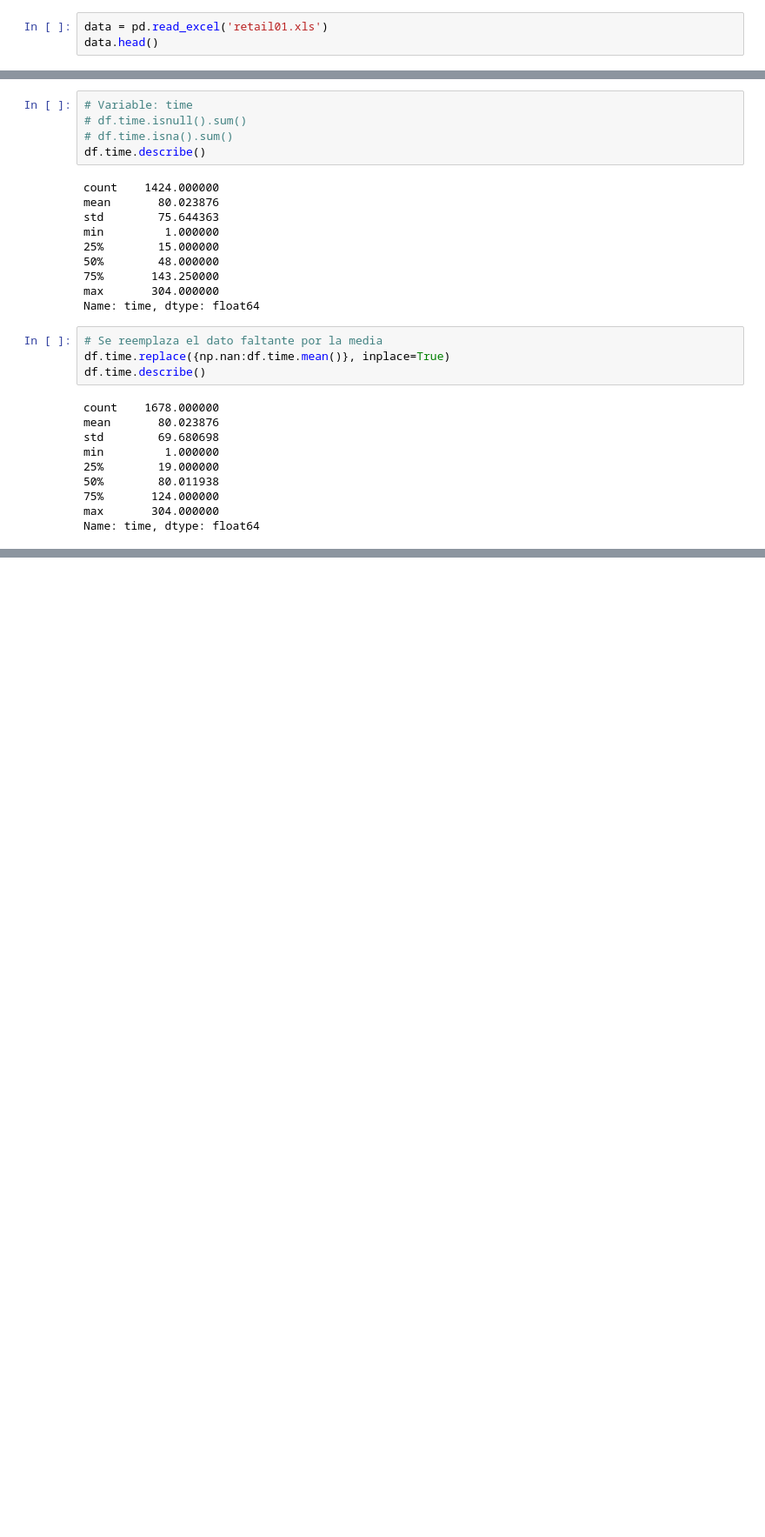
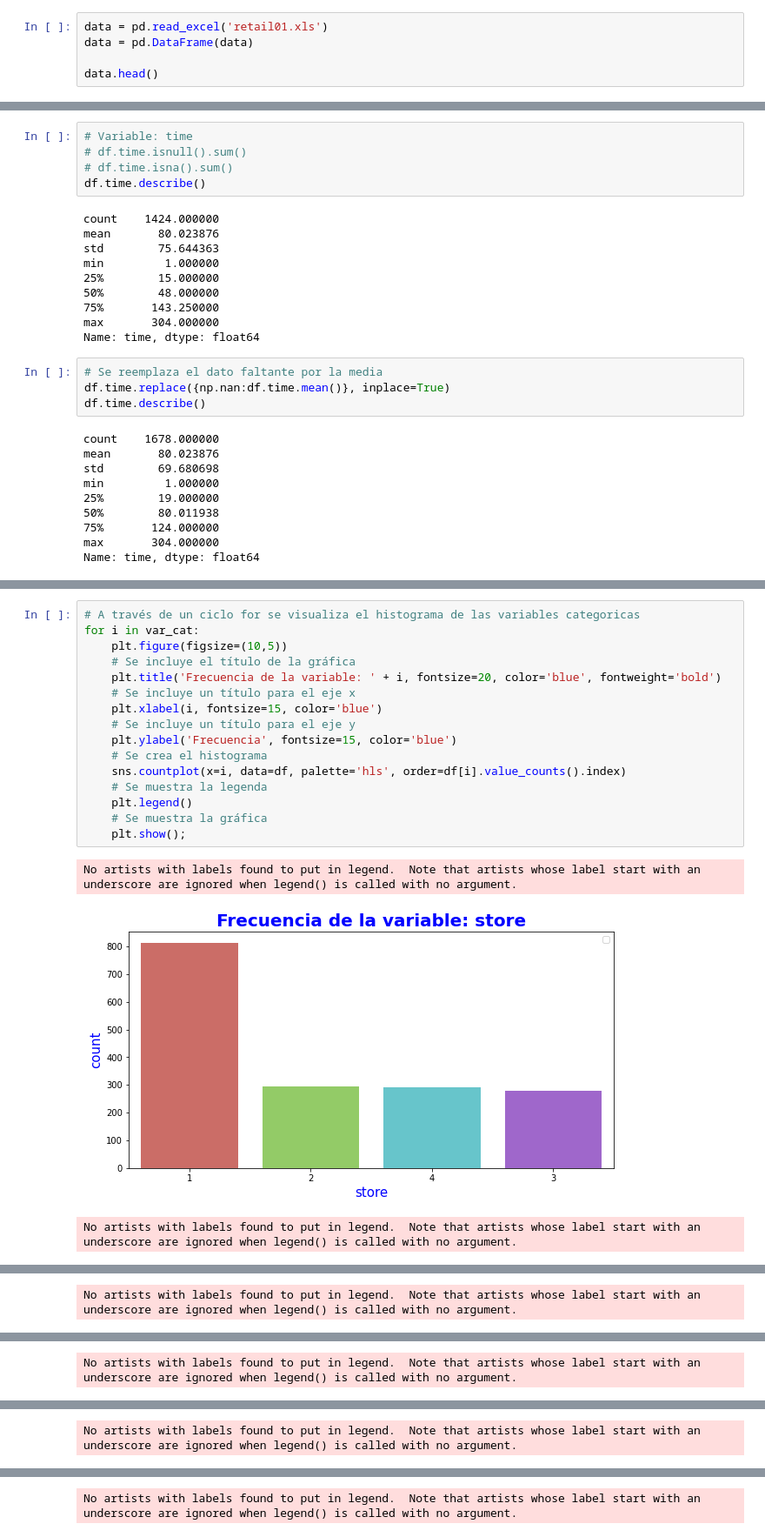
Before and after one commit to Franciscoletelier/UDP_BA, a Jupyter notebook: UDP_BA_Clase_Control01.ipynb, the cells around one changed output, grey strips where cells are left out. Shown at 87% size. Cells and saved outputs as stored; diff of their text form; blank space fills up the shorter version.

```diff
--- a/UDP_BA_Clase_Control01.ipynb
+++ b/UDP_BA_Clase_Control01.ipynb
@@ -84,6 +88,8 @@ warnings.filterwarnings("ignore")
 # Cargamos la data disponible
 # %%
 data = pd.read_excel('retail01.xls')
+data = pd.DataFrame(data)
+
 data.head()
 # %% [output]
 |  | bird year | store | sex | age | buy | flat_C | flat_2 | nse | park | re buy | ... |
@@ -534,0 +657,20 @@ memory usage: 183.7+ KB
+# %%
+# A través de un ciclo for se visualiza el histograma de las variables categoricas
+for i in var_cat:
+    plt.figure(figsize=(10,5))
+    # Se incluye el título de la gráfica
+    plt.title('Frecuencia de la variable: ' + i, fontsize=20, color='blue', fontweight='bold')
+    # Se incluye un título para el eje x
+    plt.xlabel(i, fontsize=15, color='blue')
+    # Se incluye un título para el eje y
+    plt.ylabel('Frecuencia', fontsize=15, color='blue')
+    # Se crea el histograma
+    sns.countplot(x=i, data=df, palette='hls', order=df[i].value_counts().index)
+    # Se muestra la legenda
+    plt.legend()
+    # Se muestra la gráfica
+    plt.show();
+# %% [output]
+No artists with labels found to put in legend.  Note that artists whose label start with an underscore are ignored when legend() is called with no argument.
+[figure, added]
+No artists with labels found to put in legend.  Note that artists whose label start with an underscore are ignored when legend() is called with no argument.
@@ -534,0 +678 @@ memory usage: 183.7+ KB
+No artists with labels found to put in legend.  Note that artists whose label start with an underscore are ignored when legend() is called with no argument.
@@ -534,0 +680 @@ memory usage: 183.7+ KB
+No artists with labels found to put in legend.  Note that artists whose label start with an underscore are ignored when legend() is called with no argument.
@@ -534,0 +682 @@ memory usage: 183.7+ KB
+No artists with labels found to put in legend.  Note that artists whose label start with an underscore are ignored when legend() is called with no argument.
@@ -534,0 +684 @@ memory usage: 183.7+ KB
+No artists with labels found to put in legend.  Note that artists whose label start with an underscore are ignored when legend() is called with no argument.
```
Also changed, not shown: parts of 56 cells of this notebook.
